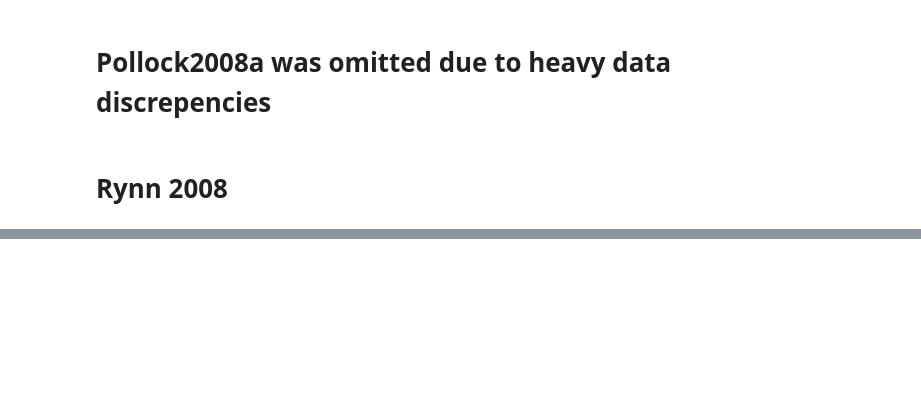
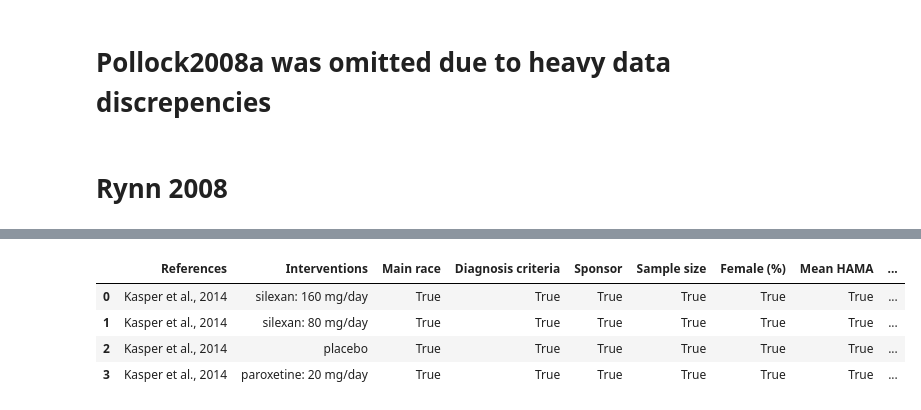
Before and after one commit to brandonorodriguez/Leveraging-GPT-4o-for-Structured-Data-Extraction-in-Clinical-Trials, a Jupyter notebook: Test_Data_Extration.ipynb, the cells around one changed output, grey strips where cells are left out. Cells and saved outputs as stored; diff of their text form; code cells hidden in the pictures; blank space fills up the shorter version.

```diff
--- a/Test_Data_Extration.ipynb
+++ b/Test_Data_Extration.ipynb
@@ -339,0 +495,10 @@ structured_data_rynn_2008 = query_gpt4_full(rynn_2008_text, rynn_2008_tables, ".
+# %%
+file_path = "../Desktop/Testing/kasper2014.pdf"
+
+# Extract content from PDF
+kasper_2014_text, kasper_2014_tables = extract_pdf_content(file_path)
+
+# Query GPT-4
+structured_data_kasper_2014 = query_gpt4_full(kasper_2014_text, kasper_2014_tables, "../Desktop/Testing/kasper2014.pdf")
+# %%
+kasper_2014_df = json_parsing(structured_data_kasper_2014)
@@ -339,0 +521,14 @@ structured_data_rynn_2008 = query_gpt4_full(rynn_2008_text, rynn_2008_tables, ".
+# %%
+kasper_2014_df = rename_columns(kasper_2014_df)
+kasper_2014_df = preprocess_interventions_and_diag(kasper_2014_df)
+kasper_2014_df = preprocess_numerical_columns(kasper_2014_df, numerical_cols)
+# %%
+kasper2014_results = testing(df_truth, kasper_2014_df)
+# %%
+kasper2014_results
+# %% [output]
+|  | References | Interventions | Main race | Diagnosis criteria | Sponsor | Sample size | Female (%) | Mean HAMA | ... |
+| 0 | Kasper et al., 2014 | silexan: 160 mg/day | True | True | True | True | True | True | ... |
+| 1 | Kasper et al., 2014 | silexan: 80 mg/day | True | True | True | True | True | True | ... |
+| 2 | Kasper et al., 2014 | placebo | True | True | True | True | True | True | ... |
+| 3 | Kasper et al., 2014 | paroxetine: 20 mg/day | True | True | True | True | True | True | ... |
```
Also changed, not shown: parts of 45 cells of this notebook.
